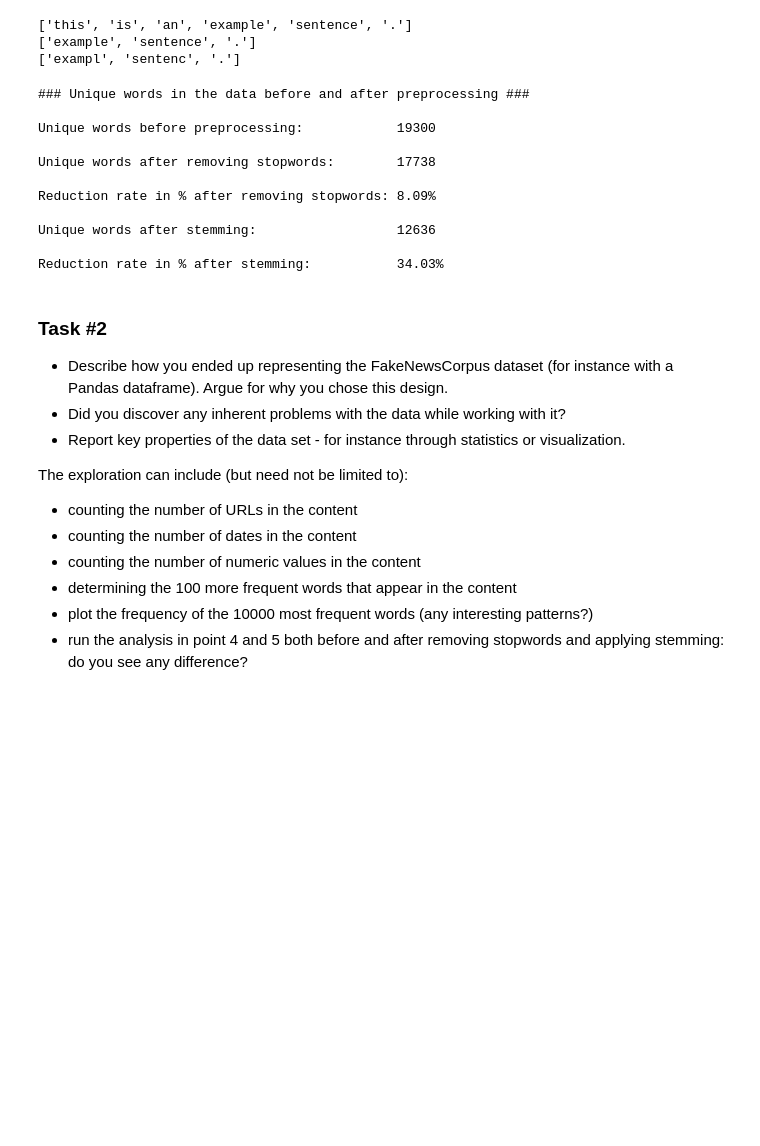
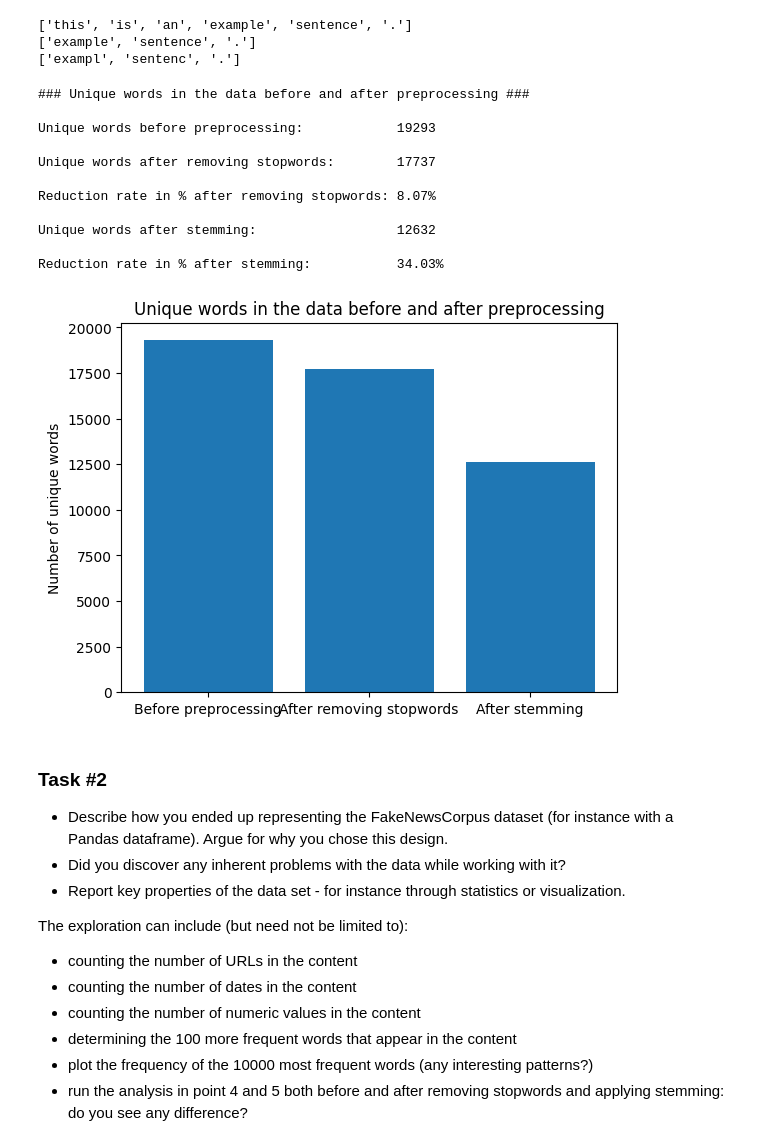
Before and after one commit to twentytwentycph/dataScienceEksamen, a Jupyter notebook: Part_1.ipynb, the cells around one changed output. Saved outputs shown, nothing was run; the diff lists cells and outputs as text; code cells hidden in the pictures; blank space fills up the shorter version.

```diff
--- a/Part_1.ipynb
+++ b/Part_1.ipynb
@@ -163,37 +163,50 @@ unique_words_after_stopwords = count_unique_words(no_stopwords_unique_words)
 # Compute reduction rate in % after removing stopwords
 reduction_rate= ((len(unique_words) - unique_words_after_stopwords) / len(unique_words)) * 100
 
 # Count unique words after stemming
 after_stemming = stem_tokens(no_stopwords_unique_words)
 unique_words_after_stemming = count_unique_words(after_stemming)
 
 # Compute reduction rate in % after stemming the amount of words after removed stopwords
 reduction_Rate = ((len(after_stemming) - unique_words_after_stemming) / len(after_stemming)) * 100
 
 # Print the number of unique words before and after preprocessing
 print("### Unique words in the data before and after preprocessing ###")
 print( )
 print(f"Unique words before preprocessing:            {len(unique_words)}")
 print( )
 print(f"Unique words after removing stopwords:        {unique_words_after_stopwords}")
 print( )
 print(f"Reduction rate in % after removing stopwords: {reduction_rate:.2f}%")
 print( )
 print(f"Unique words after stemming:                  {unique_words_after_stemming}")
 print( )
 print(f"Reduction rate in % after stemming:           {reduction_Rate:.2f}%")
+
+import matplotlib.pyplot as plt
+
+# Define the data for the plot
+unique_words_counts = [len(unique_words), unique_words_after_stopwords, unique_words_after_stemming]
+labels = ['Before preprocessing', 'After removing stopwords', 'After stemming']
+
+# Create the plot
+plt.bar(labels, unique_words_counts)
+plt.title('Unique words in the data before and after preprocessing')
+plt.ylabel('Number of unique words')
+plt.show()
 # %% [output]
 ### Unique words in the data before and after preprocessing ###
 
-Unique words before preprocessing:            19300
+Unique words before preprocessing:            19293
 
-Unique words after removing stopwords:        17738
+Unique words after removing stopwords:        17737
 
-Reduction rate in % after removing stopwords: 8.09%
+Reduction rate in % after removing stopwords: 8.07%
 
-Unique words after stemming:                  12636
+Unique words after stemming:                  12632
 
 Reduction rate in % after stemming:           34.03%
+[figure, added]
 # %% [markdown]
 ### Task #2
 
```
Also changed, not shown: parts of 1 cell of this notebook.
